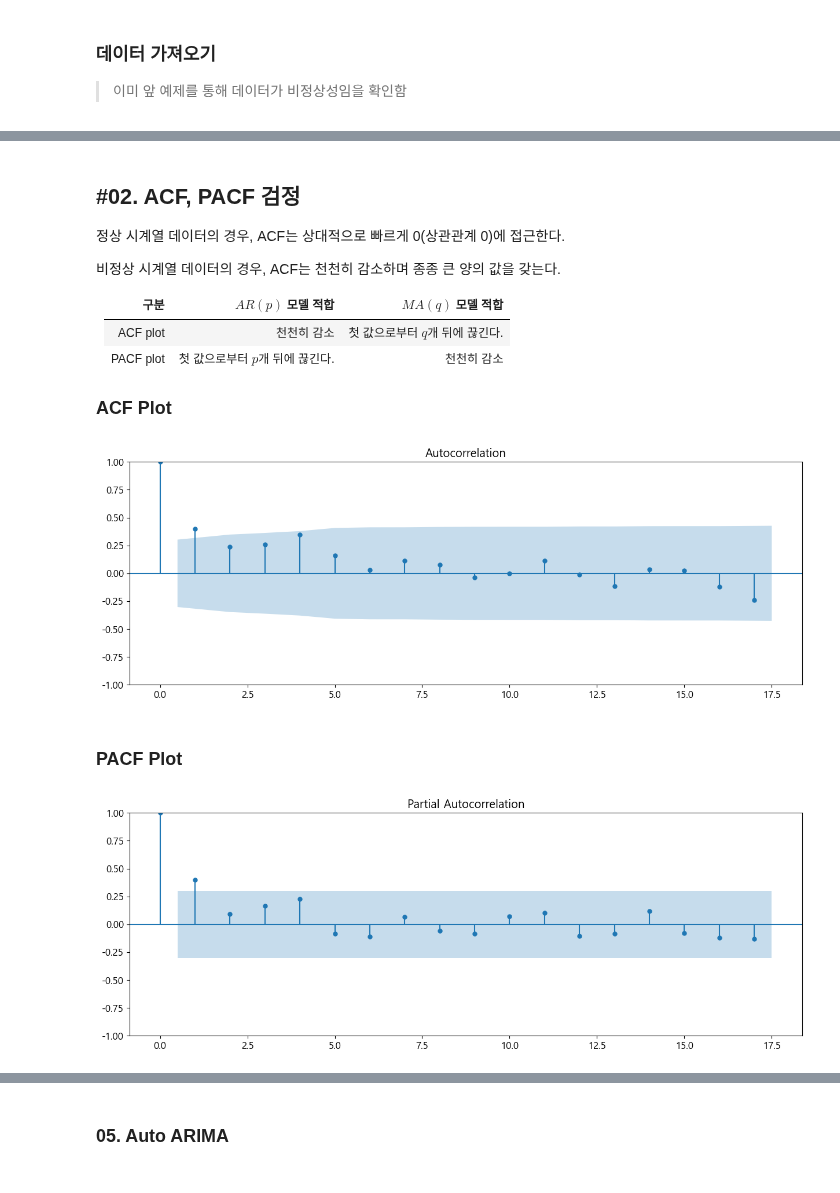
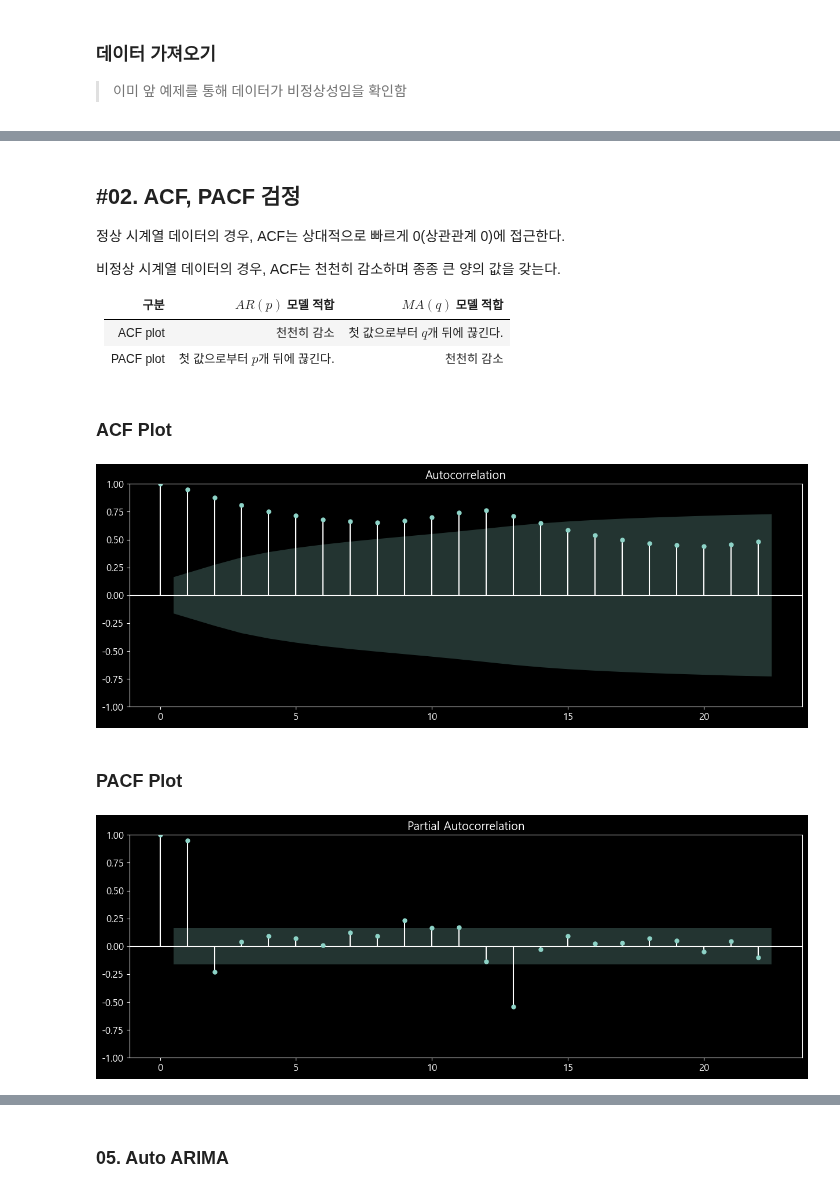
Before and after one commit to maker-lee/megait-data, a Jupyter notebook: E.확증적_데이터_분석/06.시계열분석/03_시계열분석(정석).ipynb, the cells around one changed output, grey strips where cells are left out. Drawn from its saved outputs; the diff is of its cells as text; code cells hidden in the pictures.

```diff
--- a/E.확증적_데이터_분석/06.시계열분석/03_시계열분석(정석).ipynb
+++ b/E.확증적_데이터_분석/06.시계열분석/03_시계열분석(정석).ipynb
@@ -24,6 +18,6 @@ ModuleNotFoundError: No module named 'pmdarima'
 
 > 이미 앞 예제를 통해 데이터가 비정상성임을 확인함
 # %%
-df = read_excel("https://data.hossam.kr/E06/kings.xlsx")
+df = read_excel("https://data.hossam.kr/E06/air_passengers.xlsx")
 df.head()
 # %% [output]
@@ -51,22 +136,22 @@ plt.rcParams["axes.unicode_minus"] = False
 |---|---|---|
 | ACF plot | 천천히 감소 | 첫 값으로부터 $q$개 뒤에 끊긴다. |
 | PACF plot | 첫 값으로부터 $p$개 뒤에 끊긴다. | 천천히 감소 |
-
-### ACF Plot
+# %% [markdown]
+### ACF Plot
 # %%
-plot_acf(df)
+plot_acf(df['Passengers'])
 plt.show()
 plt.close()
 # %% [output]
-[figure, old version]
+[figure, new version]
 # %% [markdown]
 ### PACF Plot
 # %%
-plot_pacf(df)
+plot_pacf(df['Passengers'])
 plt.show()
 plt.close()
 # %% [output]
-[figure, old version]
+[figure, new version]
 # %% [markdown]
 #### 결과 판정
 
```
Also changed, not shown: parts of 41 cells of this notebook.
